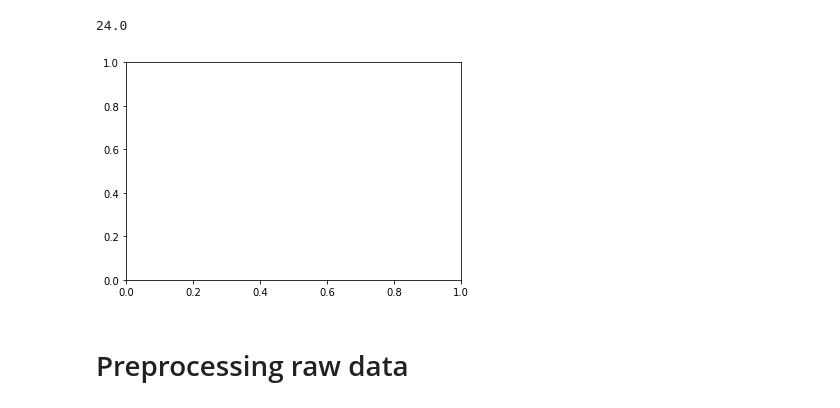
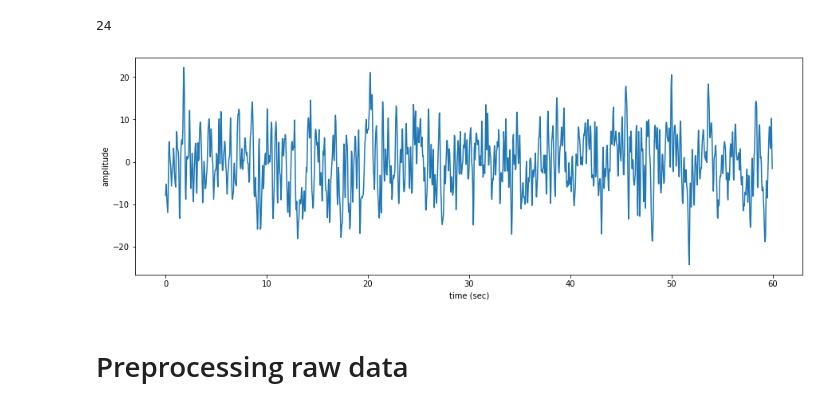
Before and after one commit to bfernandes1998/SpikeSort, a Jupyter notebook: SpikeSortActivity.ipynb, the cells around one changed output. Cells and saved outputs as stored; diff of their text form; code cells hidden in the pictures.

```diff
--- a/SpikeSortActivity.ipynb
+++ b/SpikeSortActivity.ipynb
@@ -24,29 +24,32 @@ def kMeans(X, K, maxIters = 20, plot_progress = None):
 # %%
 # load signal from file
 file_in = loadmat("simulation_1.mat")
 
 # uncomment this line for visibility
 # print([key for key in file_in])
 
 samplingInterval = file_in['samplingInterval'].item()
 startData = file_in['startData']
 chan = file_in['chan']
-data = file_in['data']
+data = file_in['data'].flatten()
 spike_times = file_in['spike_times']
 spike_class = file_in['spike_class']
 
 # determine length of recording in seconds
-duration = data.shape[1]*samplingInterval
-t = np.linspace(0,duration,data.shape[1])
-f_s = 1/samplingInterval
-print(f_s)
+duration = data.shape[0]*samplingInterval
+t = np.linspace(0,duration,data.shape[0])
+f_s = int(1/samplingInterval)
 
 # display raw signal
-fig = plt.figure()
+fig = plt.figure(figsize=(15, 5))
 ax = fig.add_subplot()
+ax.plot(t[0:60*f_s], data[0:60*f_s])
+ax.set_xlabel('time (sec)')
+ax.set_ylabel('amplitude')
+plt.show()
 # %% [output]
-24.0
+24
-[figure, old version]
+[figure, new version]
 # %% [markdown]
 # Preprocessing raw data
 # %%
```
